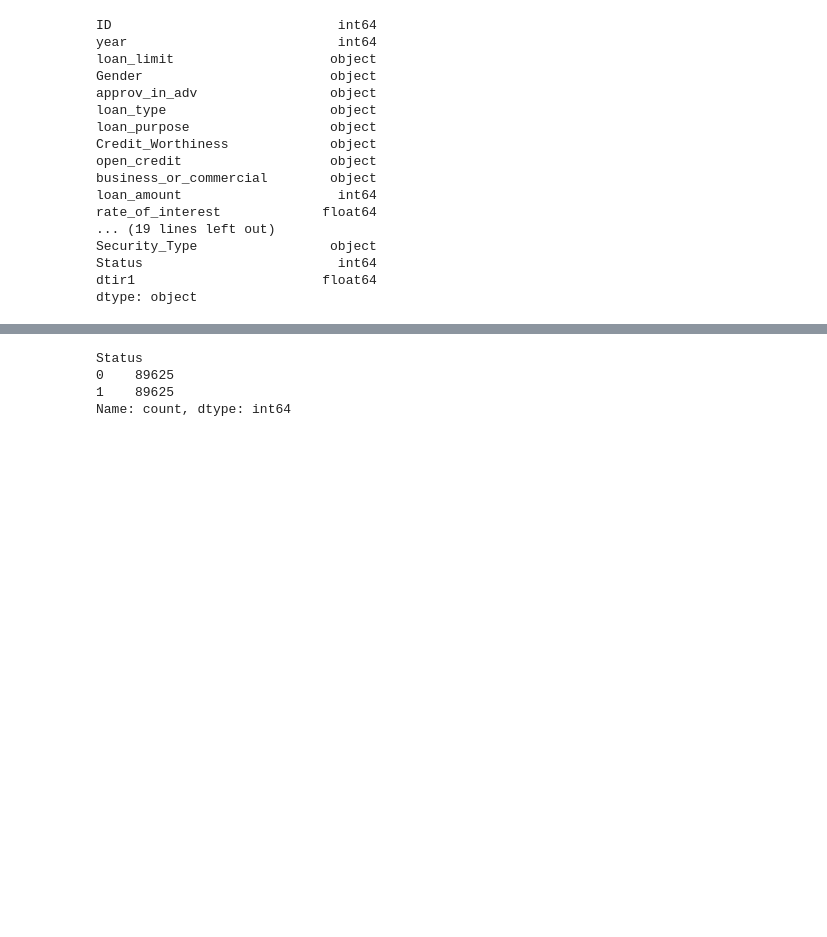
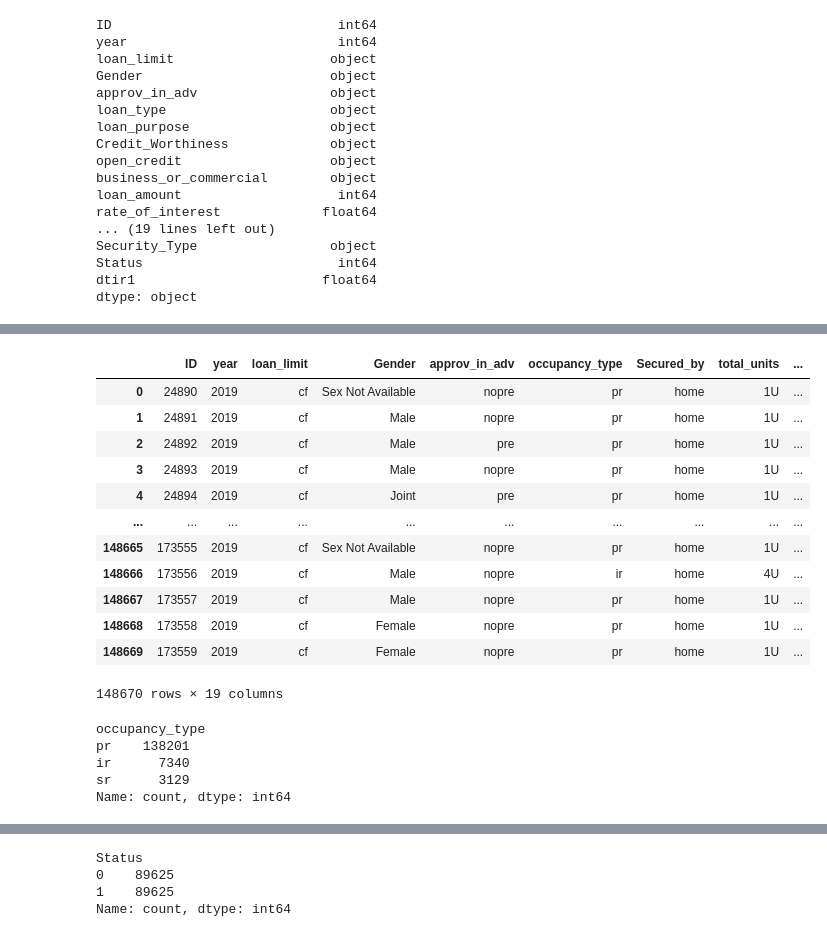
Before and after one commit to salim359/LoanShield, a Jupyter notebook: loan.ipynb, the cells around one changed output, grey strips where cells are left out. Saved outputs shown, nothing was run; the diff lists cells and outputs as text; code cells hidden in the pictures; blank space fills up the shorter version.

```diff
--- a/loan.ipynb
+++ b/loan.ipynb
@@ -34,0 +186,7 @@ dtype: object
+# %%
+benchmark_rate = 6.5
+df['Interest_rate_spread'] = df['rate_of_interest'] - benchmark_rate
+# %%
+df=df.drop(columns=['Upfront_charges'])
+# %%
+df['Upfront_charges'] = df['loan_amount'] * 0.01
@@ -34,0 +195,26 @@ dtype: object
+# %%
+df=df.drop(columns=['loan_amount','property_value','loan_type','loan_purpose','rate_of_interest','construction_type'])
+# %%
+df
+# %% [output]
+|  | ID | year | loan_limit | Gender | approv_in_adv | occupancy_type | Secured_by | total_units | ... |
+| 0 | 24890 | 2019 | cf | Sex Not Available | nopre | pr | home | 1U | ... |
+| 1 | 24891 | 2019 | cf | Male | nopre | pr | home | 1U | ... |
+| 2 | 24892 | 2019 | cf | Male | pre | pr | home | 1U | ... |
+| 3 | 24893 | 2019 | cf | Male | nopre | pr | home | 1U | ... |
+| 4 | 24894 | 2019 | cf | Joint | pre | pr | home | 1U | ... |
+| ... | ... | ... | ... | ... | ... | ... | ... | ... | ... |
+| 148665 | 173555 | 2019 | cf | Sex Not Available | nopre | pr | home | 1U | ... |
+| 148666 | 173556 | 2019 | cf | Male | nopre | ir | home | 4U | ... |
+| 148667 | 173557 | 2019 | cf | Male | nopre | pr | home | 1U | ... |
+| 148668 | 173558 | 2019 | cf | Female | nopre | pr | home | 1U | ... |
+| 148669 | 173559 | 2019 | cf | Female | nopre | pr | home | 1U | ... |
+148670 rows × 19 columns
+# %%
+df['occupancy_type'].value_counts()
+# %% [output]
+occupancy_type
+pr    138201
+ir      7340
+sr      3129
+Name: count, dtype: int64
```
Also changed, not shown: parts of 25 cells of this notebook, 2 other files.
